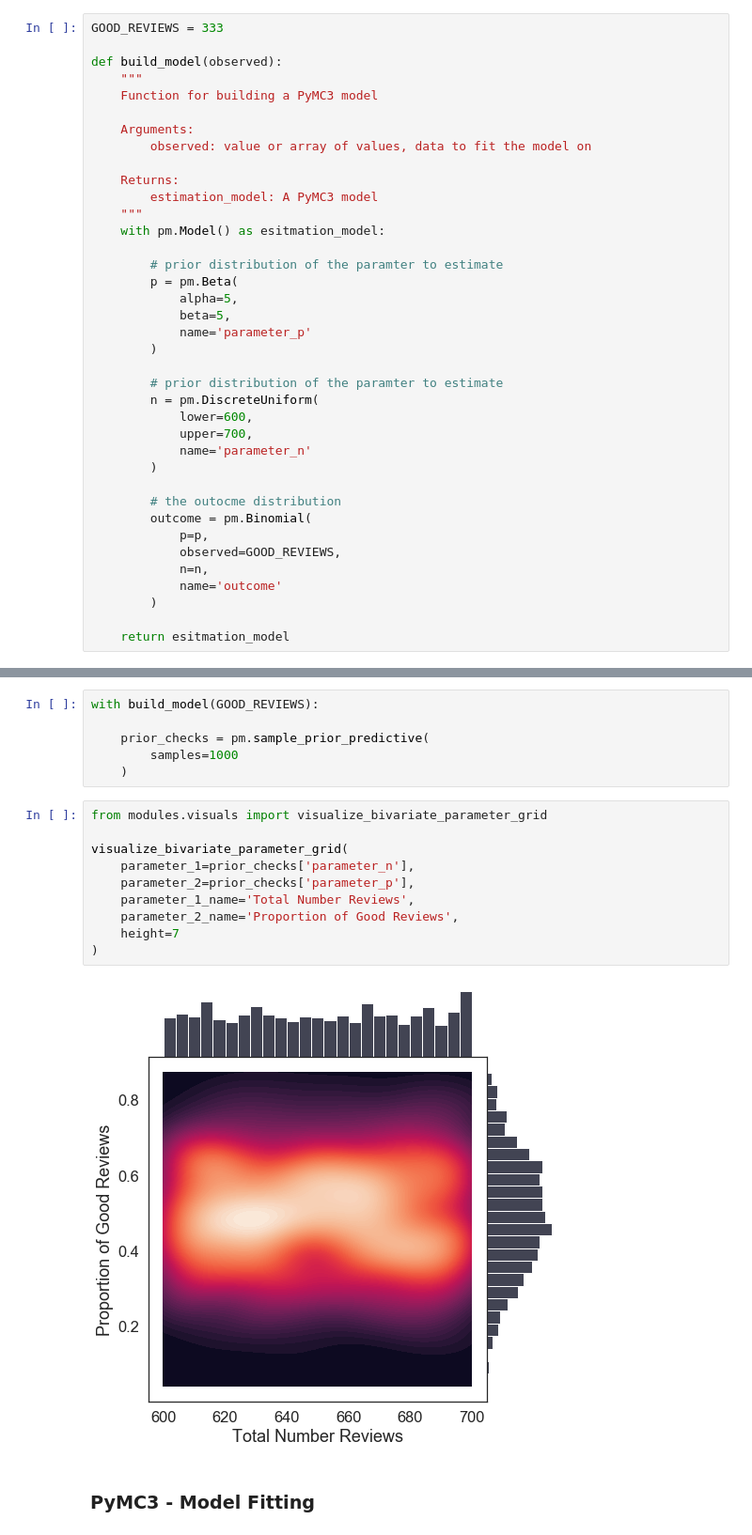
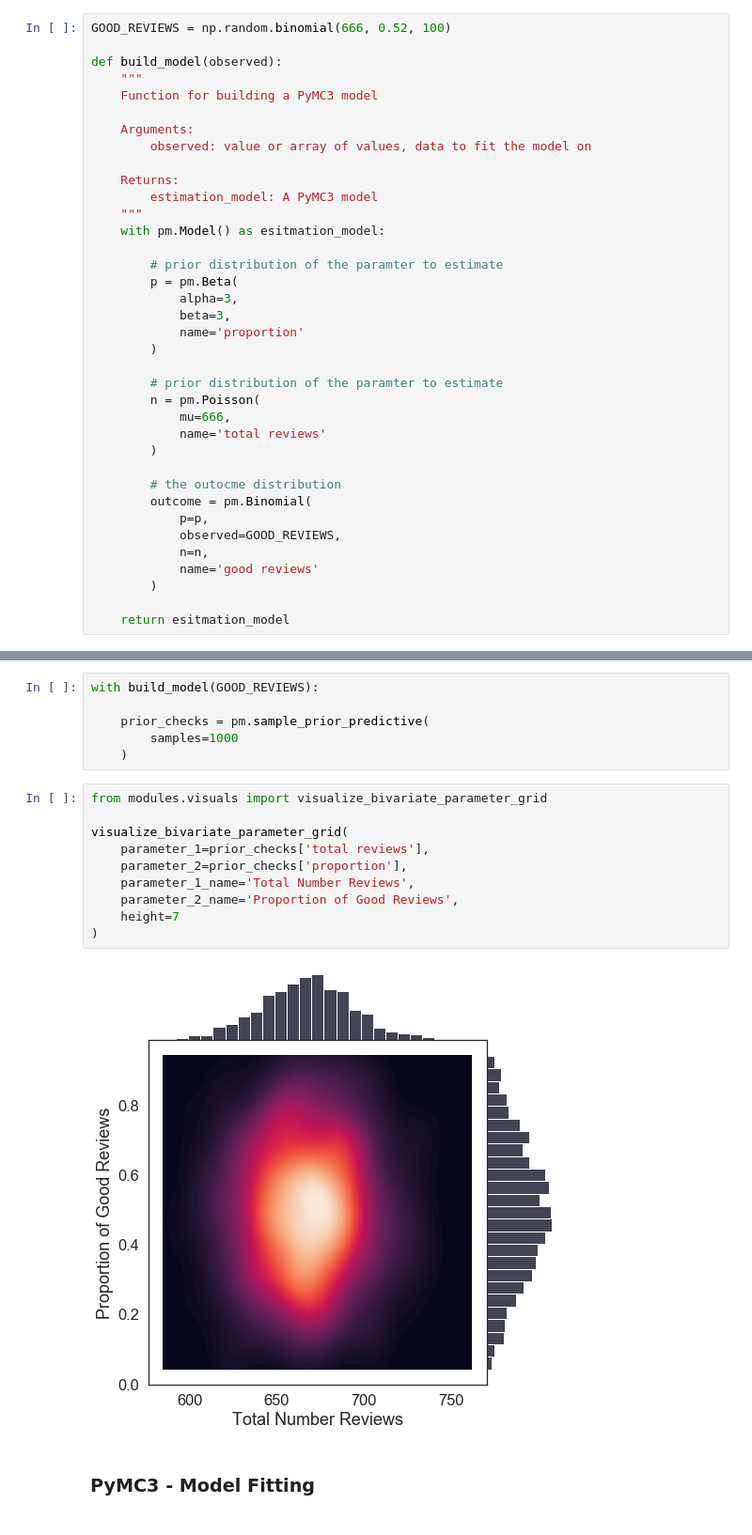
Before and after one commit to vb690/introduction_bayesian_analysis, a Jupyter notebook: workshop_slides_applied.ipynb, the cells around one changed output, grey strips where cells are left out. Shown at 94% size. Cells and saved outputs as stored; diff of their text form.

```diff
--- a/workshop_slides_applied.ipynb
+++ b/workshop_slides_applied.ipynb
@@ -319,5 +319,5 @@ with pm.Model() as p_esitmation_model:
 # %%
-GOOD_REVIEWS = 333
+GOOD_REVIEWS = np.random.binomial(666, 0.52, 100)
 
 def build_model(observed):
     """
@@ -333,16 +333,15 @@ def build_model(observed):
 
         # prior distribution of the paramter to estimate
         p = pm.Beta(
-            alpha=5,
-            beta=5,
-            name='parameter_p'
+            alpha=3,
+            beta=3,
+            name='proportion'
         )
 
         # prior distribution of the paramter to estimate
-        n = pm.DiscreteUniform(
-            lower=600,
-            upper=700,
-            name='parameter_n'
+        n = pm.Poisson(
+            mu=666,
+            name='total reviews'
         )
 
         # the outocme distribution
@@ -350,7 +349,7 @@ def build_model(observed):
             p=p,
             observed=GOOD_REVIEWS,
             n=n,
-            name='outcome'
+            name='good reviews'
         )
 
     return esitmation_model
@@ -375,15 +374,15 @@ with build_model(GOOD_REVIEWS):
 # %%
 from modules.visuals import visualize_bivariate_parameter_grid
 
 visualize_bivariate_parameter_grid(
-    parameter_1=prior_checks['parameter_n'],
-    parameter_2=prior_checks['parameter_p'],
+    parameter_1=prior_checks['total reviews'],
+    parameter_2=prior_checks['proportion'],
     parameter_1_name='Total Number Reviews',
     parameter_2_name='Proportion of Good Reviews',
     height=7
 )
 # %% [output]
-[figure, old version]
+[figure, new version]
 # %% [markdown]
 ### PyMC3 - Model Fitting
 # %%
```
Also changed, not shown: parts of 55 cells of this notebook, 6 other files.
